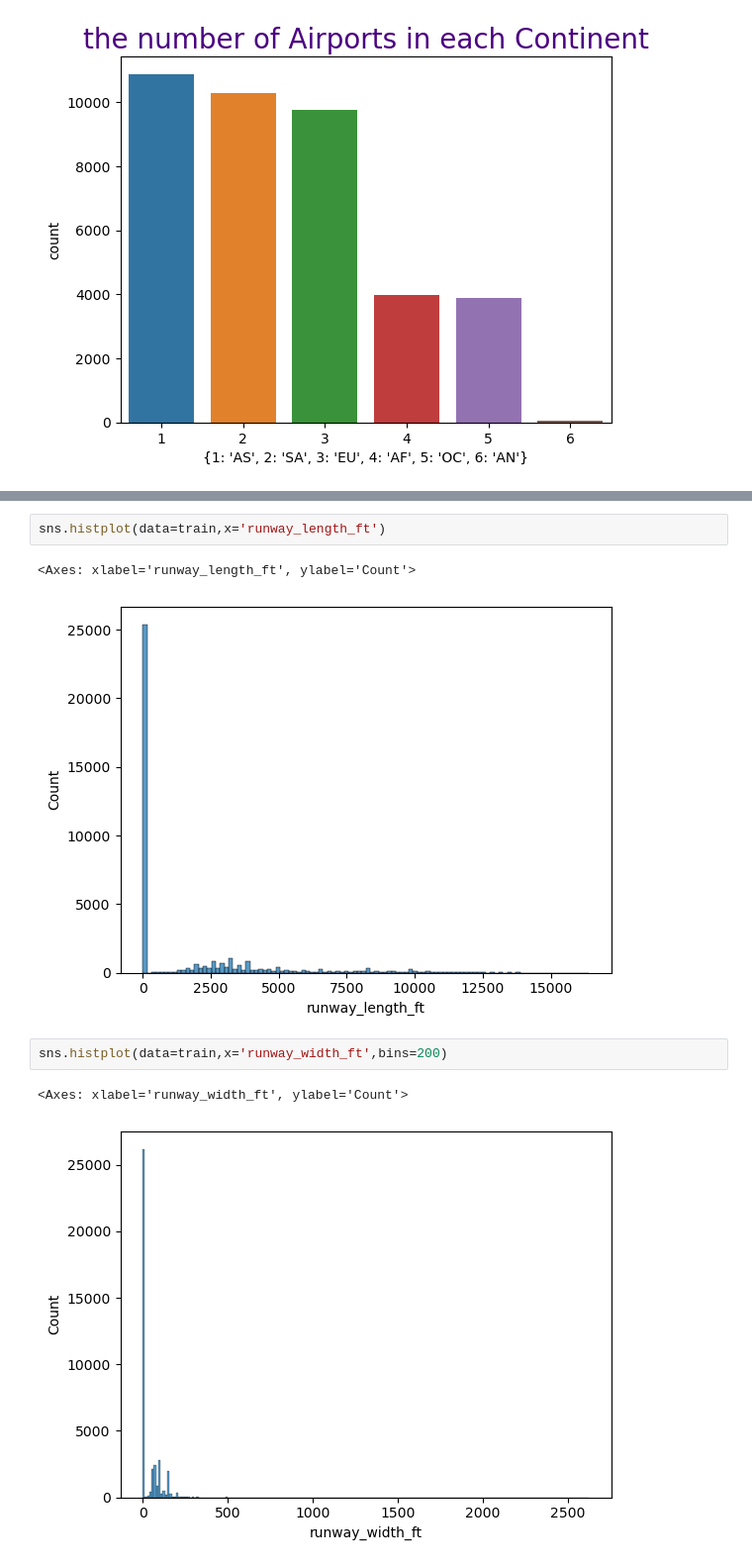
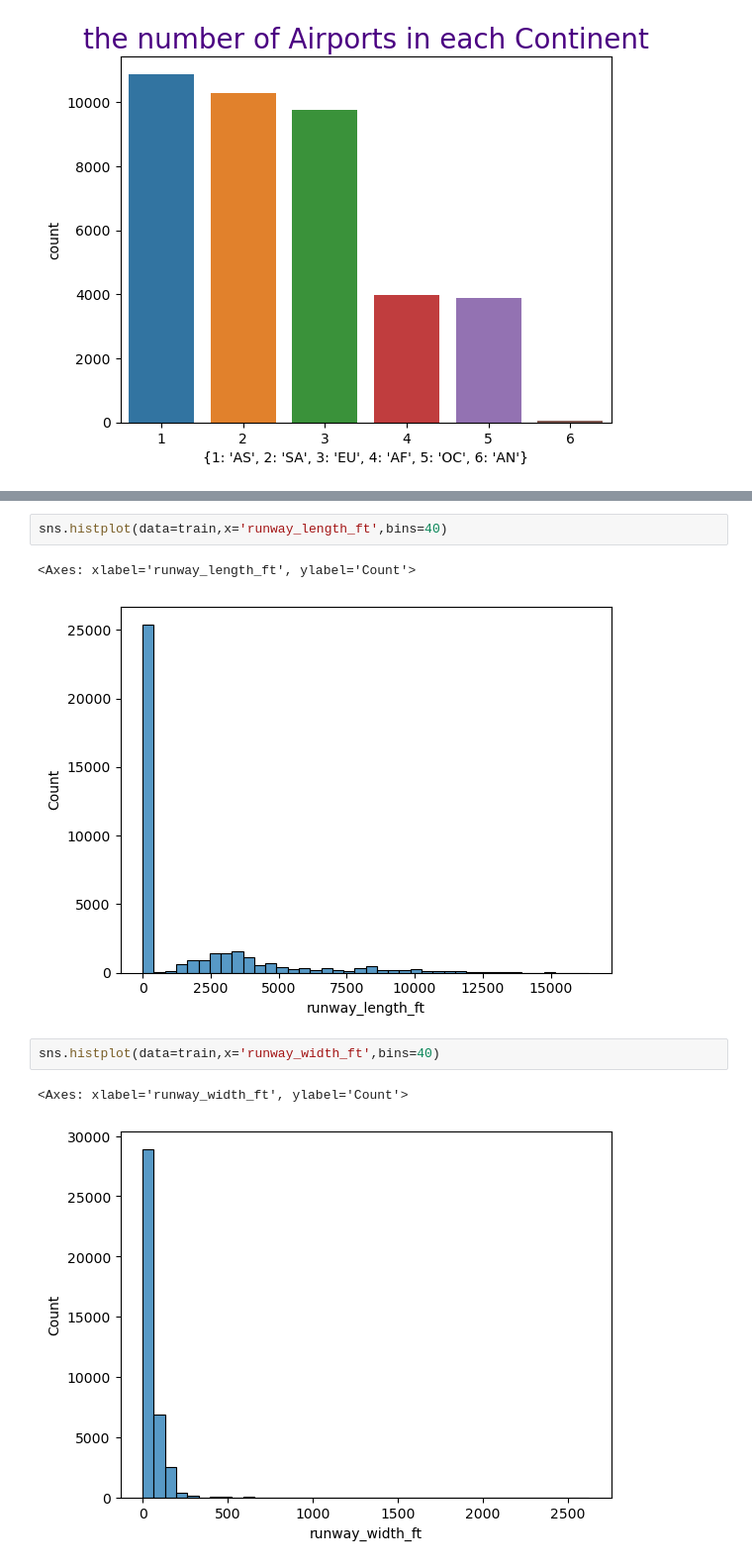
Before and after one commit to ameerhassan22/World_Airports, a Jupyter notebook: World Airports.ipynb, the cells around one changed output, grey strips where cells are left out. Shown: that part at 99% size. Saved outputs shown, nothing was run; the diff lists cells and outputs as text.

```diff
--- a/World Airports.ipynb
+++ b/World Airports.ipynb
@@ -415,10 +410,10 @@ sns.histplot(data=train,x='elevation_ft')
 # %%
-sns.histplot(data=train,x='runway_length_ft')
+sns.histplot(data=train,x='runway_length_ft',bins=40)
 # %% [output]
 <Axes: xlabel='runway_length_ft', ylabel='Count'>
-[figure, old version]
+[figure, new version]
 # %%
-sns.histplot(data=train,x='runway_width_ft',bins=200)
+sns.histplot(data=train,x='runway_width_ft',bins=40)
 # %% [output]
 <Axes: xlabel='runway_width_ft', ylabel='Count'>
-[figure, old version]
+[figure, new version]
```
Also changed, not shown: parts of 5 cells of this notebook.
